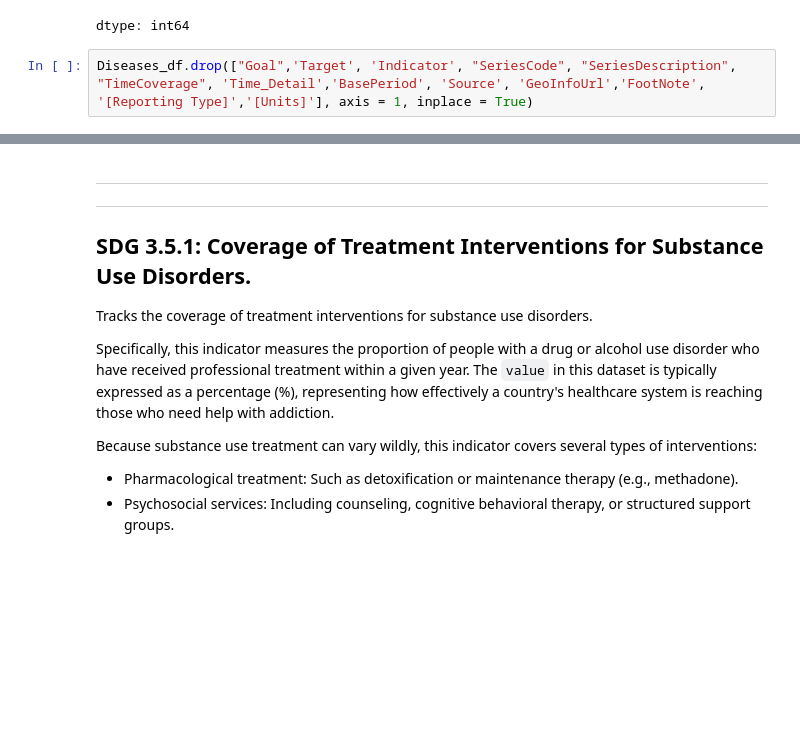
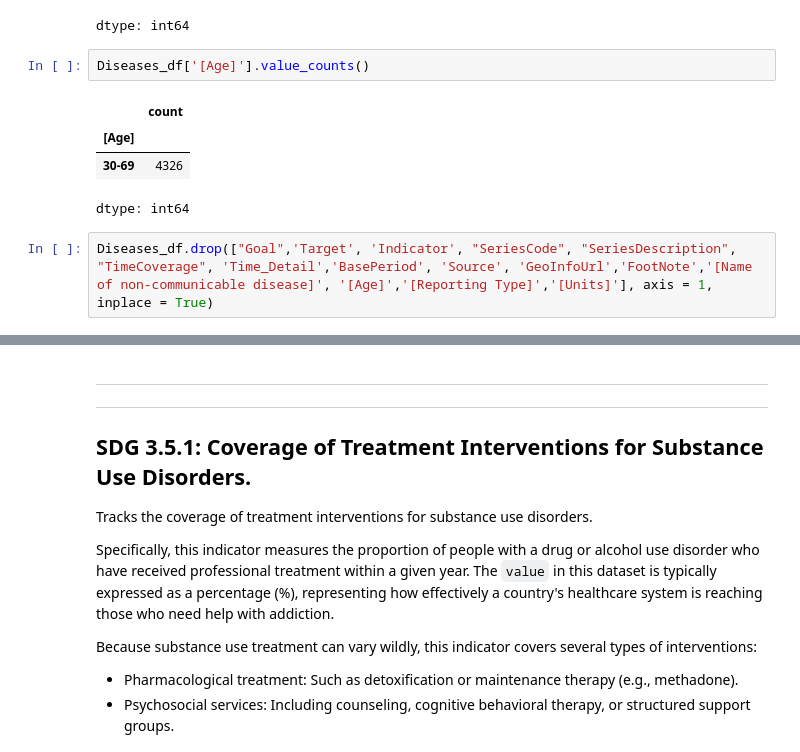
Before and after one commit to Sarkis55/UHC-and-Population-Health-Outcomes-Analysis-SDG-3-, a Jupyter notebook: UHC_and_Population_Health_Outcomes_Analysis.ipynb, the cells around one changed output, grey strips where cells are left out. Drawn from its saved outputs; the diff is of its cells as text; blank space fills up the shorter version.

```diff
--- a/UHC_and_Population_Health_Outcomes_Analysis.ipynb
+++ b/UHC_and_Population_Health_Outcomes_Analysis.ipynb
@@ -384,8 +384,15 @@ Diseases_df.isna().sum()
 | [Sex] | 1 |
 | [Units] | 1 |
 dtype: int64
+# %%
+Diseases_df['[Age]'].value_counts()
+# %% [output]
+|  | count |
+| [Age] |  |
+| 30-69 | 4326 |
+dtype: int64
 # %%
-Diseases_df.drop(["Goal",'Target', 'Indicator', "SeriesCode", "SeriesDescription", "TimeCoverage", 'Time_Detail','BasePeriod', 'Source', 'GeoInfoUrl','FootNote', '[Reporting Type]','[Units]'], axis = 1, inplace = True)
+Diseases_df.drop(["Goal",'Target', 'Indicator', "SeriesCode", "SeriesDescription", "TimeCoverage", 'Time_Detail','BasePeriod', 'Source', 'GeoInfoUrl','FootNote','[Name of non-communicable disease]', '[Age]','[Reporting Type]','[Units]'], axis = 1, inplace = True)
 # %%
 Diseases_df.head()
 # %% [output]
```
Also changed, not shown: parts of 4 cells of this notebook.
